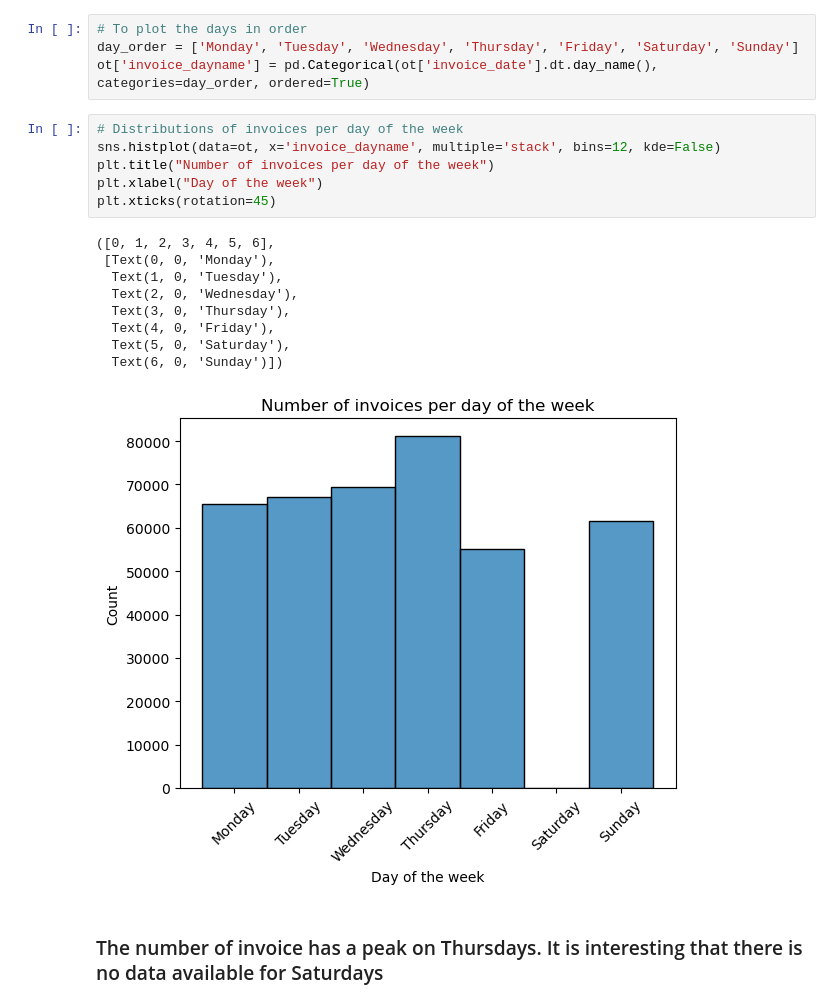
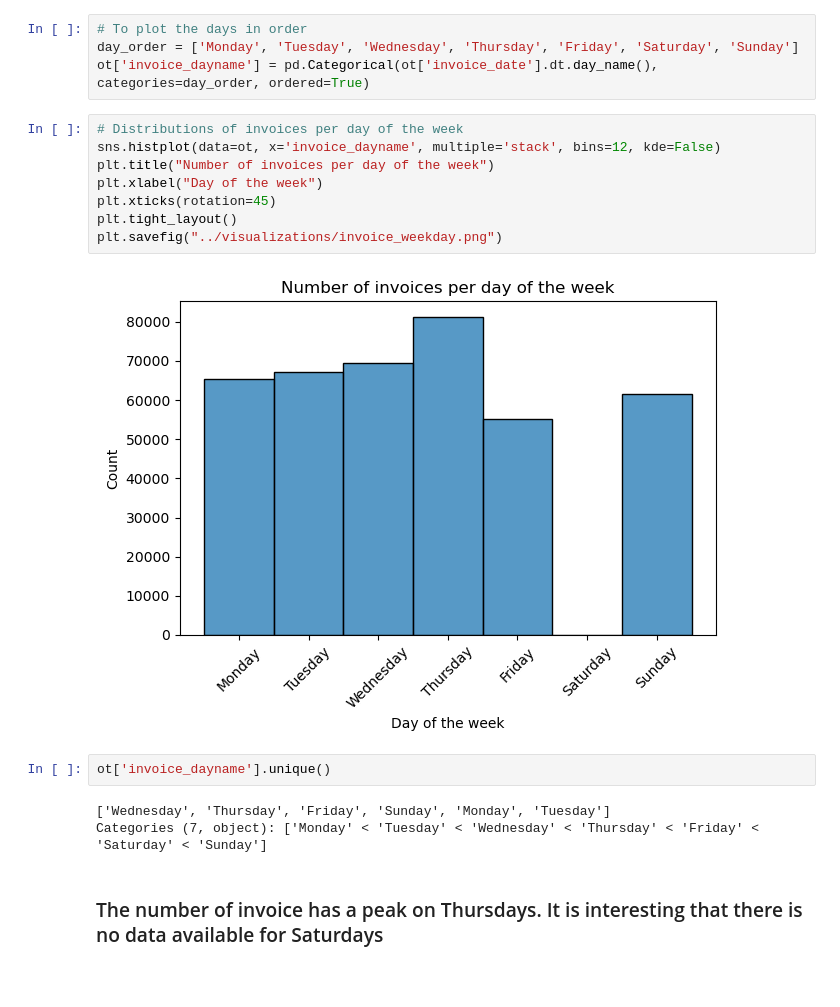
Before and after one commit to adriannaluz/data-analysis_portfolio, a Jupyter notebook: customer_segmentation/notebooks/EDA.ipynb, the cells around one changed output. Cells and saved outputs as stored; diff of their text form; blank space fills up the shorter version.

```diff
--- a/customer_segmentation/notebooks/EDA.ipynb
+++ b/customer_segmentation/notebooks/EDA.ipynb
@@ -156,19 +160,18 @@ ot['invoice_dayname'] = pd.Categorical(ot['invoice_date'].dt.day_name(), categor
 # %%
 # Distributions of invoices per day of the week
 sns.histplot(data=ot, x='invoice_dayname', multiple='stack', bins=12, kde=False)
 plt.title("Number of invoices per day of the week")
 plt.xlabel("Day of the week")
 plt.xticks(rotation=45)
+plt.tight_layout()
+plt.savefig("../visualizations/invoice_weekday.png")
 # %% [output]
-([0, 1, 2, 3, 4, 5, 6],
- [Text(0, 0, 'Monday'),
-  Text(1, 0, 'Tuesday'),
-  Text(2, 0, 'Wednesday'),
-  Text(3, 0, 'Thursday'),
-  Text(4, 0, 'Friday'),
-  Text(5, 0, 'Saturday'),
-  Text(6, 0, 'Sunday')])
-[figure, old version]
+[figure, new version]
+# %%
+ot['invoice_dayname'].unique()
+# %% [output]
+['Wednesday', 'Thursday', 'Friday', 'Sunday', 'Monday', 'Tuesday']
+Categories (7, object): ['Monday' < 'Tuesday' < 'Wednesday' < 'Thursday' < 'Friday' < 'Saturday' < 'Sunday']
 # %% [markdown]
 ### The number of invoice has a peak on Thursdays. It is interesting that there is no data available for Saturdays
 # %% [markdown]
```
Also changed, not shown: parts of 17 cells of this notebook, 1 other file.
